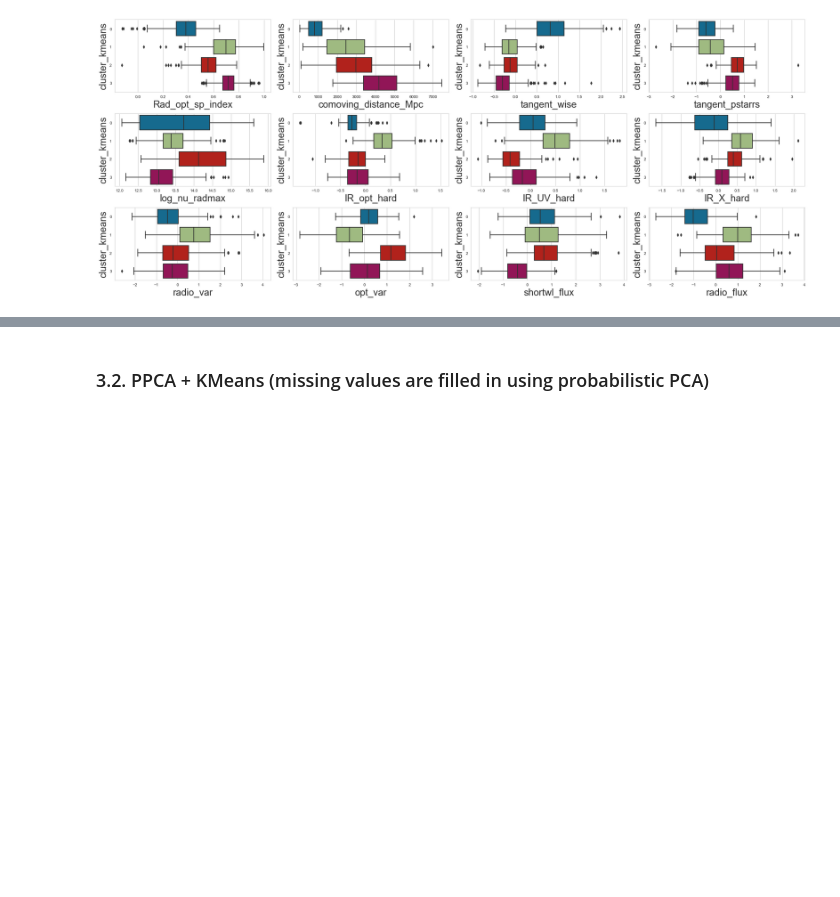
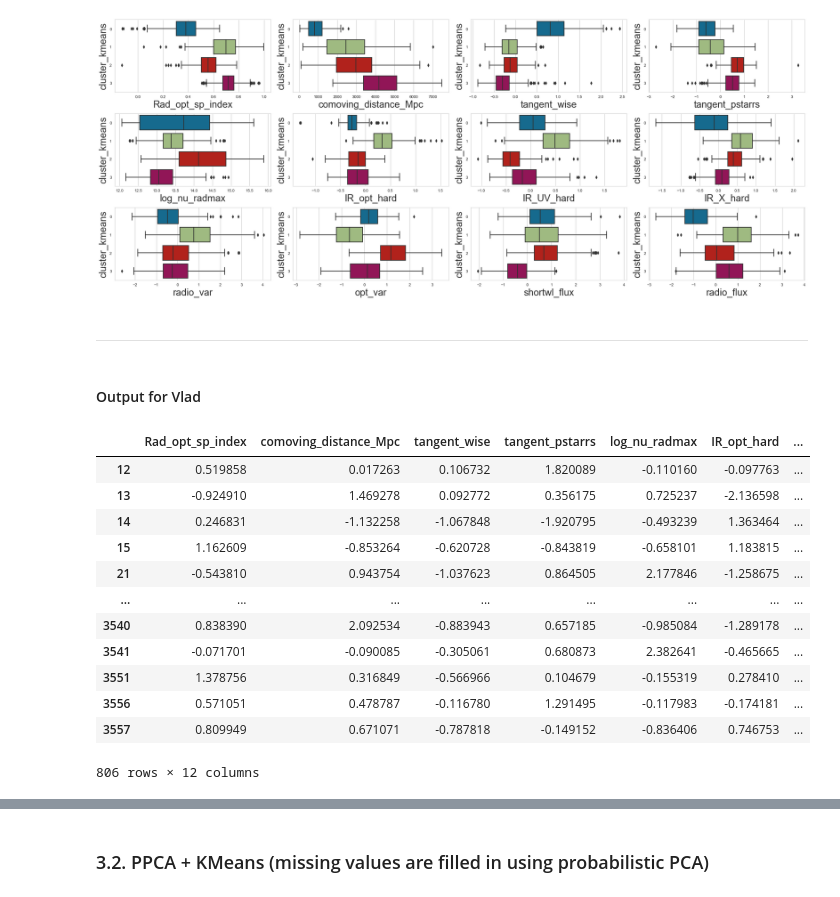
Before and after one commit to DKudryavtsev/BZCAT-Clustering, a Jupyter notebook: main_model.ipynb, the cells around one changed output, grey strips where cells are left out. Saved outputs shown, nothing was run; the diff lists cells and outputs as text; code cells hidden in the pictures; blank space fills up the shorter version.

Commit message:
Output for Vlad added

```diff
--- a/main_model.ipynb
+++ b/main_model.ipynb
@@ -644,3 +644,24 @@ cols = model_df.columns
 plot_distr(bzcat_pca_dropna, cols)
 # %% [output]
 [figure]
+# %% [markdown]
+---
+# %% [markdown]
+#### Output for Vlad
+# %%
+model_pca_dropna.to_csv('data/model_df_nonans.csv', index_label='index')
+model_pca_dropna
+# %% [output]
+|  | Rad_opt_sp_index | comoving_distance_Mpc | tangent_wise | tangent_pstarrs | log_nu_radmax | IR_opt_hard | ... |
+| 12 | 0.519858 | 0.017263 | 0.106732 | 1.820089 | -0.110160 | -0.097763 | ... |
+| 13 | -0.924910 | 1.469278 | 0.092772 | 0.356175 | 0.725237 | -2.136598 | ... |
+| 14 | 0.246831 | -1.132258 | -1.067848 | -1.920795 | -0.493239 | 1.363464 | ... |
+| 15 | 1.162609 | -0.853264 | -0.620728 | -0.843819 | -0.658101 | 1.183815 | ... |
+| 21 | -0.543810 | 0.943754 | -1.037623 | 0.864505 | 2.177846 | -1.258675 | ... |
+| ... | ... | ... | ... | ... | ... | ... | ... |
+| 3540 | 0.838390 | 2.092534 | -0.883943 | 0.657185 | -0.985084 | -1.289178 | ... |
+| 3541 | -0.071701 | -0.090085 | -0.305061 | 0.680873 | 2.382641 | -0.465665 | ... |
+| 3551 | 1.378756 | 0.316849 | -0.566966 | 0.104679 | -0.155319 | 0.278410 | ... |
+| 3556 | 0.571051 | 0.478787 | -0.116780 | 1.291495 | -0.117983 | -0.174181 | ... |
+| 3557 | 0.809949 | 0.671071 | -0.787818 | -0.149152 | -0.836406 | 0.746753 | ... |
+806 rows × 12 columns
```
Also changed, not shown: parts of 2 cells of this notebook.
